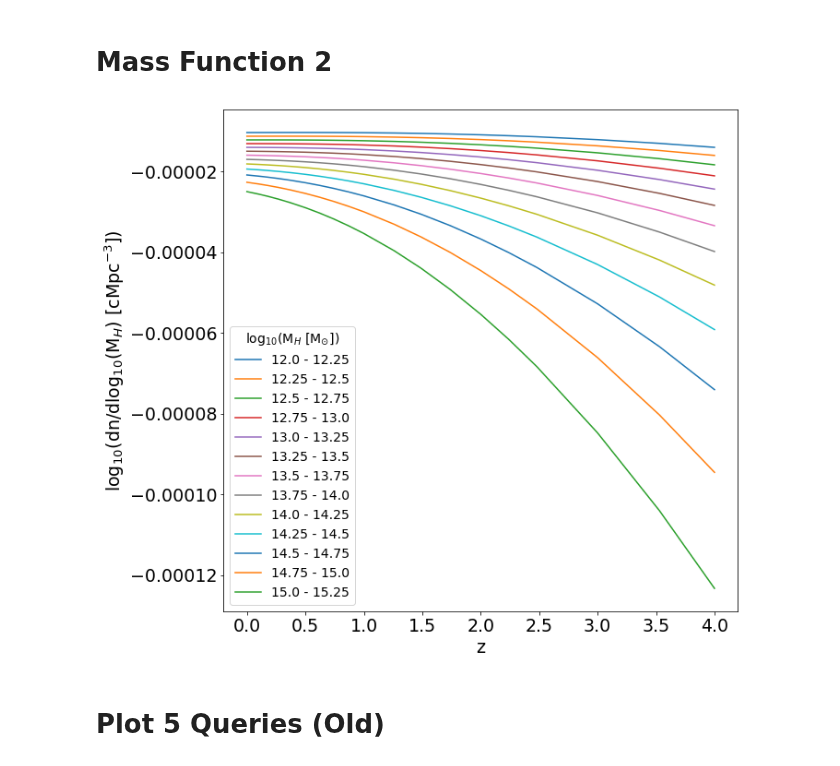
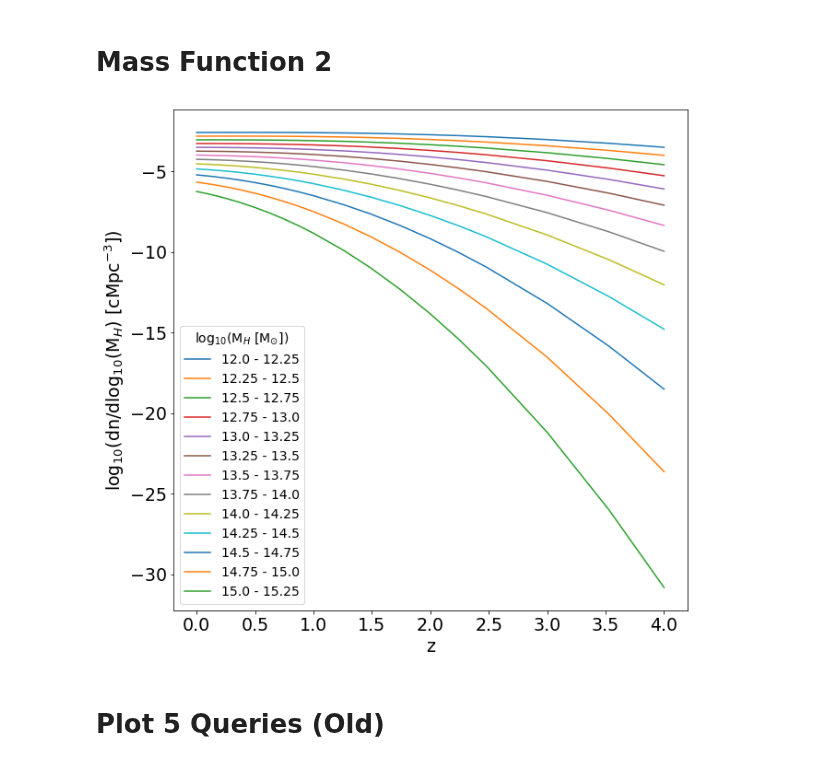
Before and after one commit to xvh422/L4-Project, a Jupyter notebook: J_Carter_Code.ipynb, the cells around one changed output. Drawn from its saved outputs; the diff is of its cells as text; code cells hidden in the pictures.

```diff
--- a/J_Carter_Code.ipynb
+++ b/J_Carter_Code.ipynb
@@ -860,7 +860,8 @@ for z, colour in zip(redshifts, colours):
     errors = errors + [log_error]
   errors = np.array(errors)
 
-  plt.errorbar(Results_2[z]['mass'], np.log10(hist), yerr=errors, color=colour, linestyle='--')
+  plt.errorbar(Results_2[z]['mass'], np.log10(hist), yerr=errors,
+               color=colour, linestyle='--', linewidth=1)
   plt.scatter(Results_2[z]['mass'], np.log10(hist), label="z ={0:2s}".format(str(z)), color=colour)
   plt.plot(np.log10(masses), Mfuncs[z], color=colour)
 
@@ -893,8 +894,13 @@ redshifts_2 = [0.0,0.1,0.18,0.27,0.37,0.5,0.62,0.74,0.87,
                1.0,1.26,1.49,1.74,2.0,2.24,2.48,3.0,3.53,4.0]
 Results_3 = {}
 
+plt.figure()
 for z in redshifts_2:
   mfunc = []
   for mass in masses:
     mfunc = mfunc + [mass_function.massFunction(mass, z, mdef = 'fof', model = 'watson13', q_out = 'dndlnM')]# mdef = 'vir', model = 'tinker08')]
   Results_3[z] = np.log10(correct_units(np.array(mfunc), masses))
+  plt.plot(powers, Results_3[z])
+
+plt.ylim(-5.5, -2.5)
+plt.show()
@@ -905,8 +913,7 @@ for mass in powers:
     Results_4[mass] = []
 
 for z in redshifts_2:
-  hist = Results_3[z][:] / float(sim_size)**3.
-  hist = hist / bin_width
+  hist = Results_3[z]
   for i in range(len(powers)):
     mass = powers[i]
     Results_4[mass] = Results_4[mass] + [hist[i]]
@@ -915,21 +922,22 @@ for z in redshifts_2:
 # %%
 plt.figure(figsize = (10,10))
 
 for mass in powers:
-  plt.plot(redshifts_2[0:l], Results_4[mass],
+  Results_4[mass] = np.array(Results_4[mass])
+  plt.plot(redshifts_2, Results_4[mass],
              label="%s - %s"%(math.ceil((mass)*100)/100, math.ceil((mass+bin_width)*100)/100))
 
 plt.xlabel(r'z')
 plt.ylabel(r'log$_{10}$(dn/dlog$_{10}$(M$_{H}$) [cMpc$^{-3}$])')
 plt.rcParams['font.size'] = '14'
 plt.legend(title=r'log$_{10}$(M$_{H}$ [M$_{\odot}$])')
 plt.rcParams['font.size'] = '19'
 #plt.ylim(-5.5, -2.5)
 
 plt.savefig('Mass_Function_2.jpeg', bbox_inches = 'tight')
 plt.show()
 # %% [output]
-[figure, old version]
+[figure, new version]
 # %% [markdown]
 # Plot 5 Queries (Old)
 # %%
```
Also changed, not shown: parts of 2 cells of this notebook.
